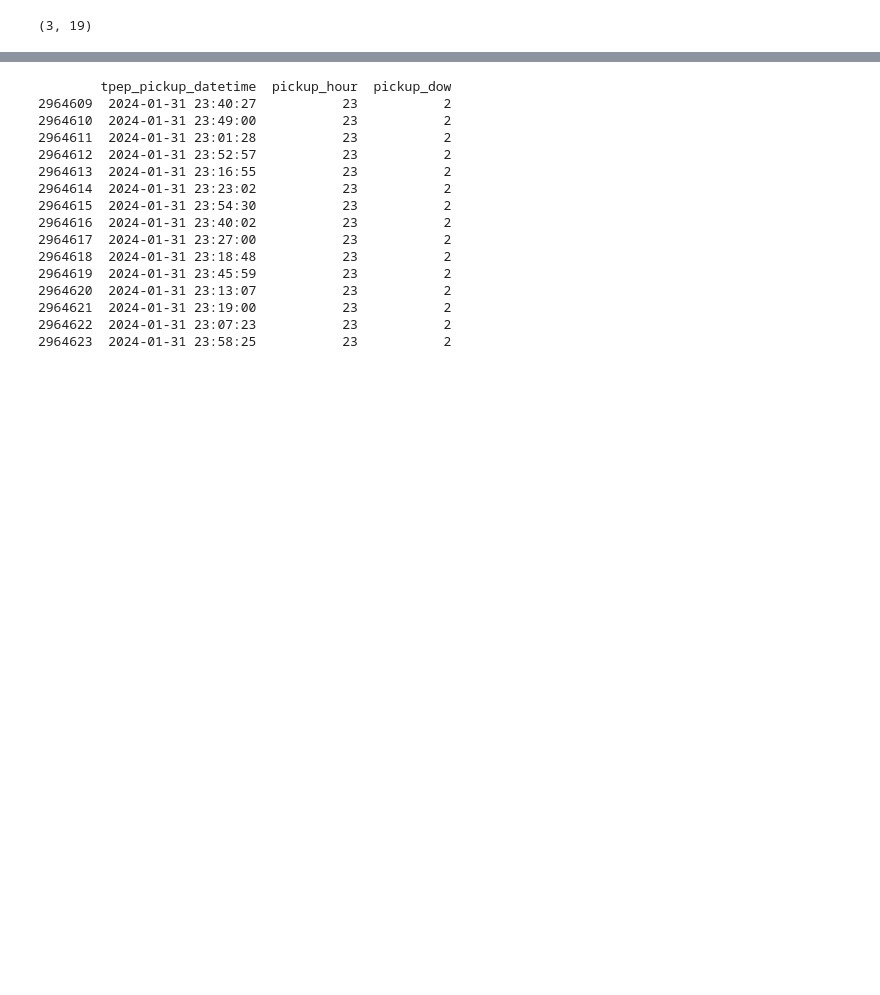
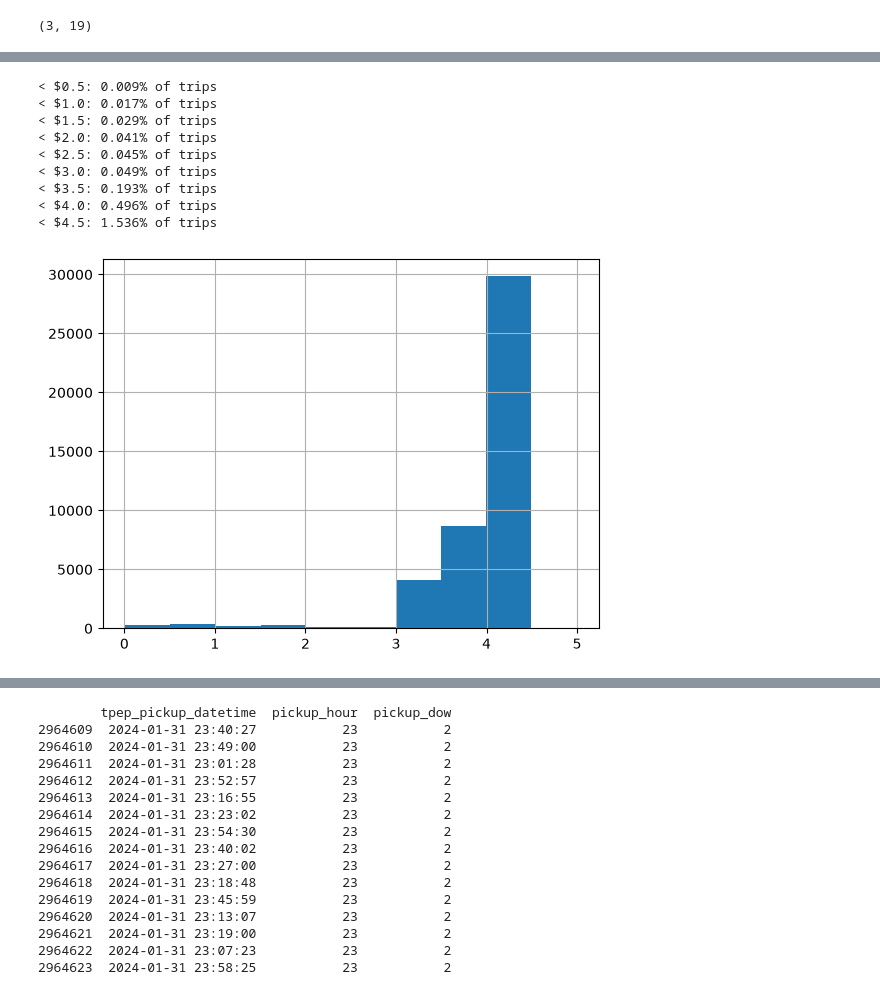
Before and after one commit to EugeneBondariev/nyc-taxi-demand-forecasting, a Jupyter notebook: notebooks/explore.ipynb, the cells around one changed output, grey strips where cells are left out. Saved outputs shown, nothing was run; the diff lists cells and outputs as text; code cells hidden in the pictures; blank space fills up the shorter version.

```diff
--- a/notebooks/explore.ipynb
+++ b/notebooks/explore.ipynb
@@ -129,0 +108,16 @@ print(df.shape[0])
+# %%
+taxi_clean[taxi_clean["fare_amount"] < 5]["fare_amount"].hist(bins=10)
+for floor in np.arange(0.5, 5, 0.5):
+    pct = (taxi_clean["fare_amount"] < floor).mean()
+    print(f"< ${np.round(floor, 2)}: {pct:.3%} of trips")
+# %% [output]
+< $0.5: 0.009% of trips
+< $1.0: 0.017% of trips
+< $1.5: 0.029% of trips
+< $2.0: 0.041% of trips
+< $2.5: 0.045% of trips
+< $3.0: 0.049% of trips
+< $3.5: 0.193% of trips
+< $4.0: 0.496% of trips
+< $4.5: 1.536% of trips
+[figure, added]
```
Also changed, not shown: parts of 19 cells of this notebook, 11 other files.
